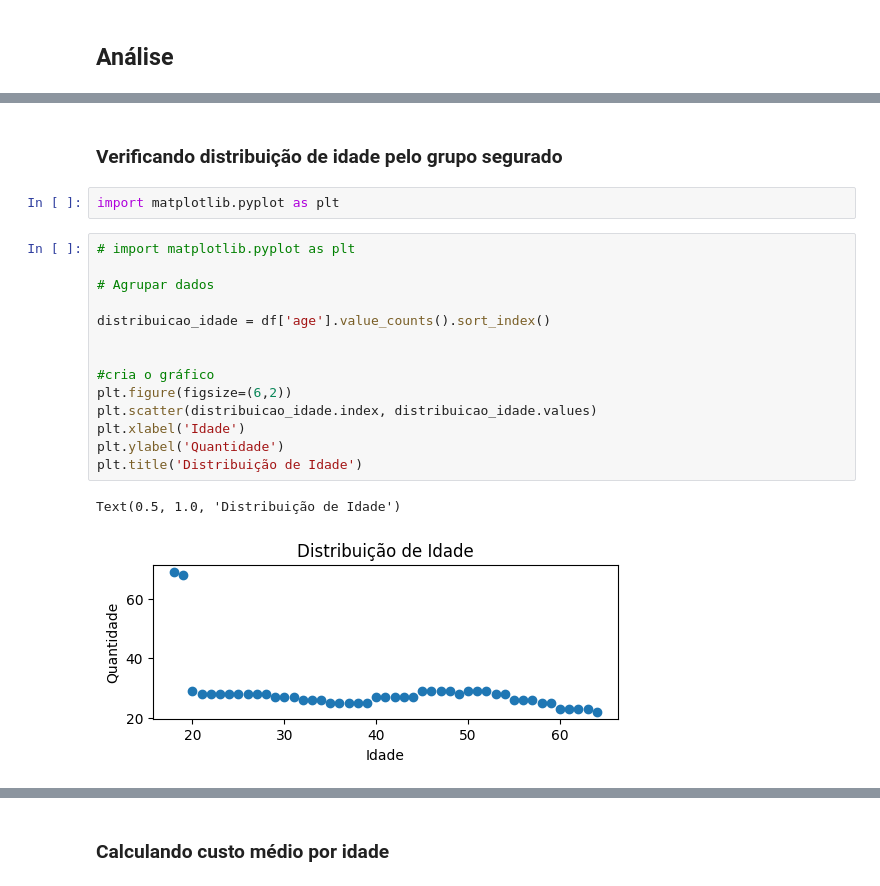
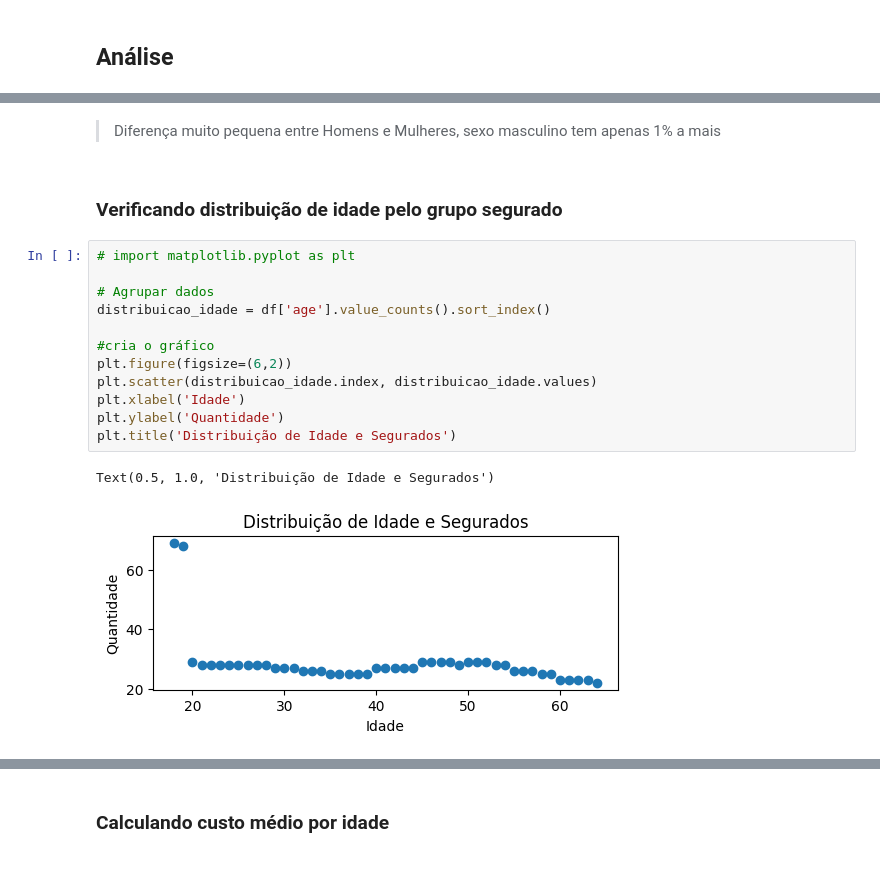
Before and after one commit to fabiobaroliveira/analise_exploratoria_de_dados, a Jupyter notebook: projeto_seguradora/analise_exploratoria_seguro_saude.ipynb, the cells around one changed output, grey strips where cells are left out. Drawn from its saved outputs; the diff is of its cells as text.

```diff
--- a/projeto_seguradora/analise_exploratoria_seguro_saude.ipynb
+++ b/projeto_seguradora/analise_exploratoria_seguro_saude.ipynb
@@ -102,21 +141,19 @@ df.describe(include='object')
+# %% [markdown]
+> Diferença muito pequena entre Homens e Mulheres, sexo masculino tem apenas 1% a mais
 # %% [markdown]
 ### Verificando distribuição de idade pelo grupo segurado
-# %%
-import matplotlib.pyplot as plt
 # %%
 # import matplotlib.pyplot as plt
 
 # Agrupar dados
-
 distribuicao_idade = df['age'].value_counts().sort_index()
-
 
 #cria o gráfico
 plt.figure(figsize=(6,2))
 plt.scatter(distribuicao_idade.index, distribuicao_idade.values)
 plt.xlabel('Idade')
 plt.ylabel('Quantidade')
-plt.title('Distribuição de Idade')
+plt.title('Distribuição de Idade e Segurados')
 # %% [output]
-Text(0.5, 1.0, 'Distribuição de Idade')
+Text(0.5, 1.0, 'Distribuição de Idade e Segurados')
-[figure, old version]
+[figure, new version]
```
Also changed, not shown: parts of 13 cells of this notebook.
